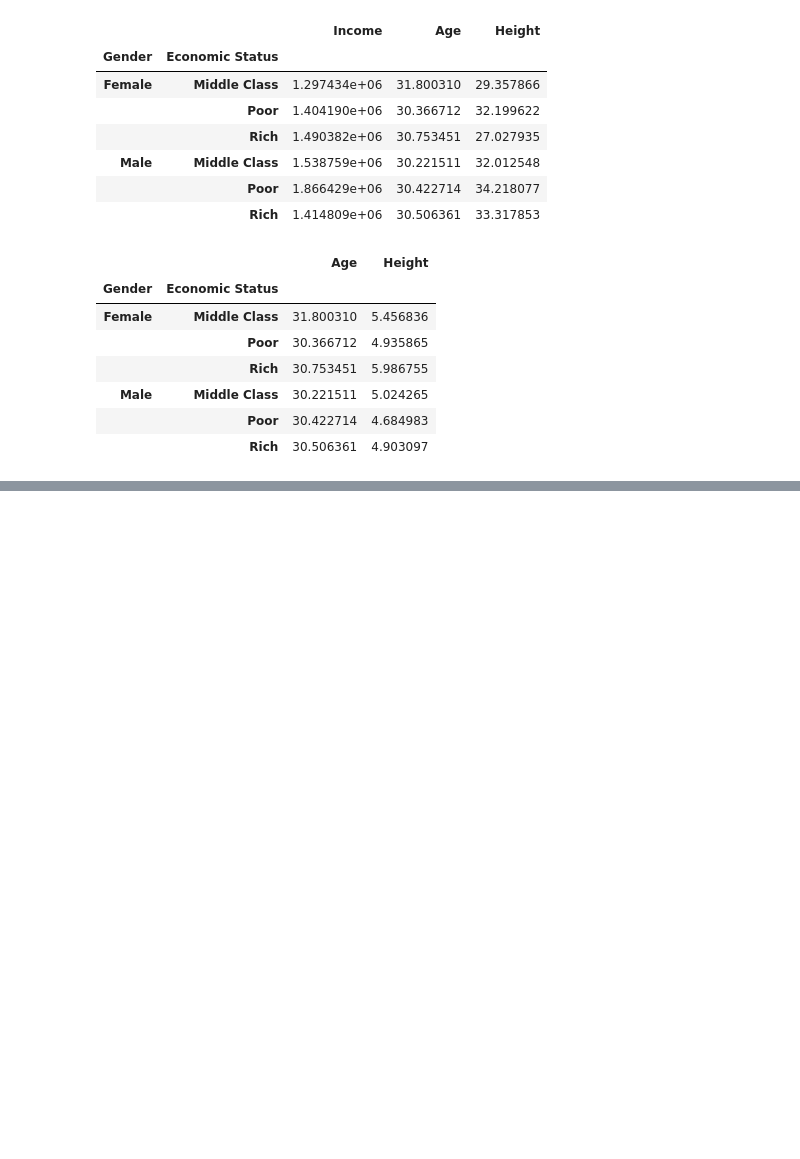
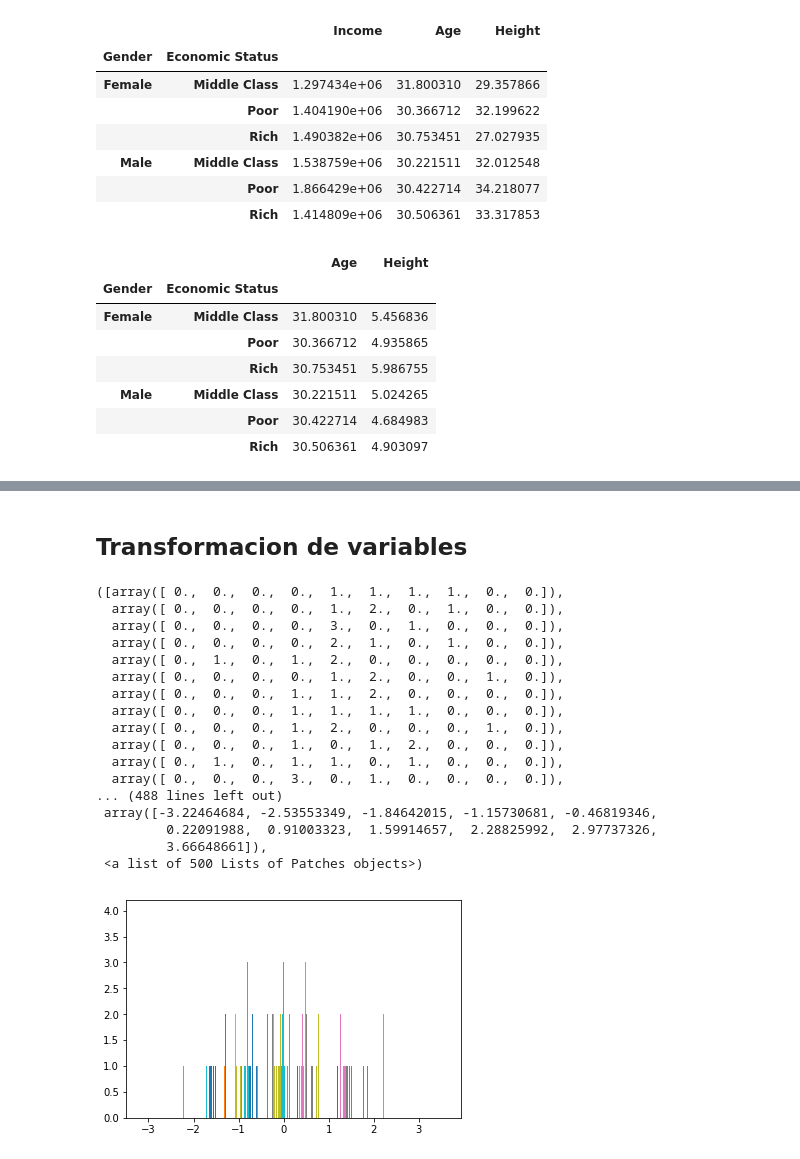
Before and after one commit to JCFlores93/ML-UDEMY, a Jupyter notebook: scripts/T2 - 3 - Data Cleaning - Agrupación de datos .ipynb, the cells around one changed output, grey strips where cells are left out. Cells and saved outputs as stored; diff of their text form; code cells hidden in the pictures; blank space fills up the shorter version.

```diff
--- a/scripts/T2 - 3 - Data Cleaning - Agrupación de datos .ipynb
+++ b/scripts/T2 - 3 - Data Cleaning - Agrupación de datos .ipynb
@@ -262,0 +296,7 @@ double_group.aggregate([lambda x: np.mean(x)])
+# %% [markdown]
+## Transformacion de variables
+# %%
+## x son las columnas  -> quiere decir x.mean() la media de toda la columna x.std -> LA DESVIACION ESTANDAR DE TODA LA COLUMna
+zscore = lambda x: (x - x.mean())/x.std()
+# %%
+z_group = double_group.transform(zscore)
@@ -262,0 +305,21 @@ double_group.aggregate([lambda x: np.mean(x)])
+# %%
+plt.hist(z_group)
+# %% [output]
+([array([ 0.,  0.,  0.,  0.,  1.,  1.,  1.,  1.,  0.,  0.]),
+  array([ 0.,  0.,  0.,  0.,  1.,  2.,  0.,  1.,  0.,  0.]),
+  array([ 0.,  0.,  0.,  0.,  3.,  0.,  1.,  0.,  0.,  0.]),
+  array([ 0.,  0.,  0.,  0.,  2.,  1.,  0.,  1.,  0.,  0.]),
+  array([ 0.,  1.,  0.,  1.,  2.,  0.,  0.,  0.,  0.,  0.]),
+  array([ 0.,  0.,  0.,  0.,  1.,  2.,  0.,  0.,  1.,  0.]),
+  array([ 0.,  0.,  0.,  1.,  1.,  2.,  0.,  0.,  0.,  0.]),
+  array([ 0.,  0.,  0.,  1.,  1.,  1.,  1.,  0.,  0.,  0.]),
+  array([ 0.,  0.,  0.,  1.,  2.,  0.,  0.,  0.,  1.,  0.]),
+  array([ 0.,  0.,  0.,  1.,  0.,  1.,  2.,  0.,  0.,  0.]),
+  array([ 0.,  1.,  0.,  1.,  1.,  0.,  1.,  0.,  0.,  0.]),
+  array([ 0.,  0.,  0.,  3.,  0.,  1.,  0.,  0.,  0.,  0.]),
+... (488 lines left out)
+ array([-3.22464684, -2.53553349, -1.84642015, -1.15730681, -0.46819346,
+         0.22091988,  0.91003323,  1.59914657,  2.28825992,  2.97737326,
+         3.66648661]),
+ <a list of 500 Lists of Patches objects>)
+[figure, added]
```
Also changed, not shown: parts of 14 cells of this notebook.
